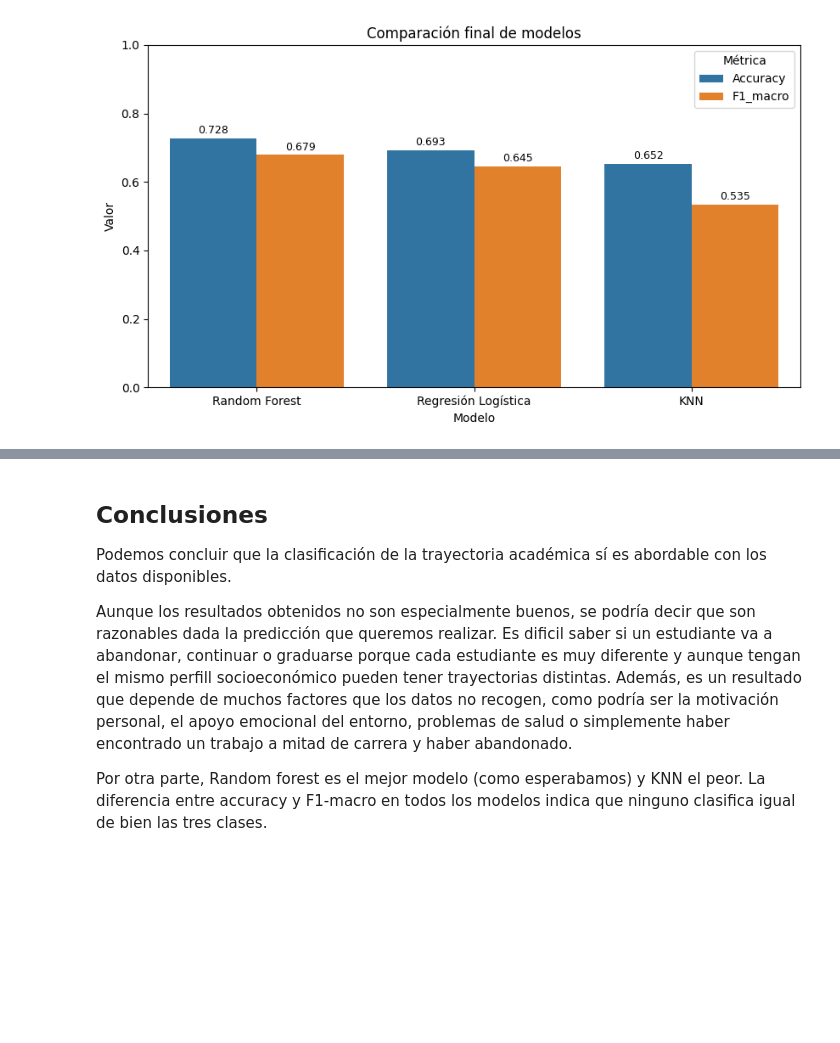
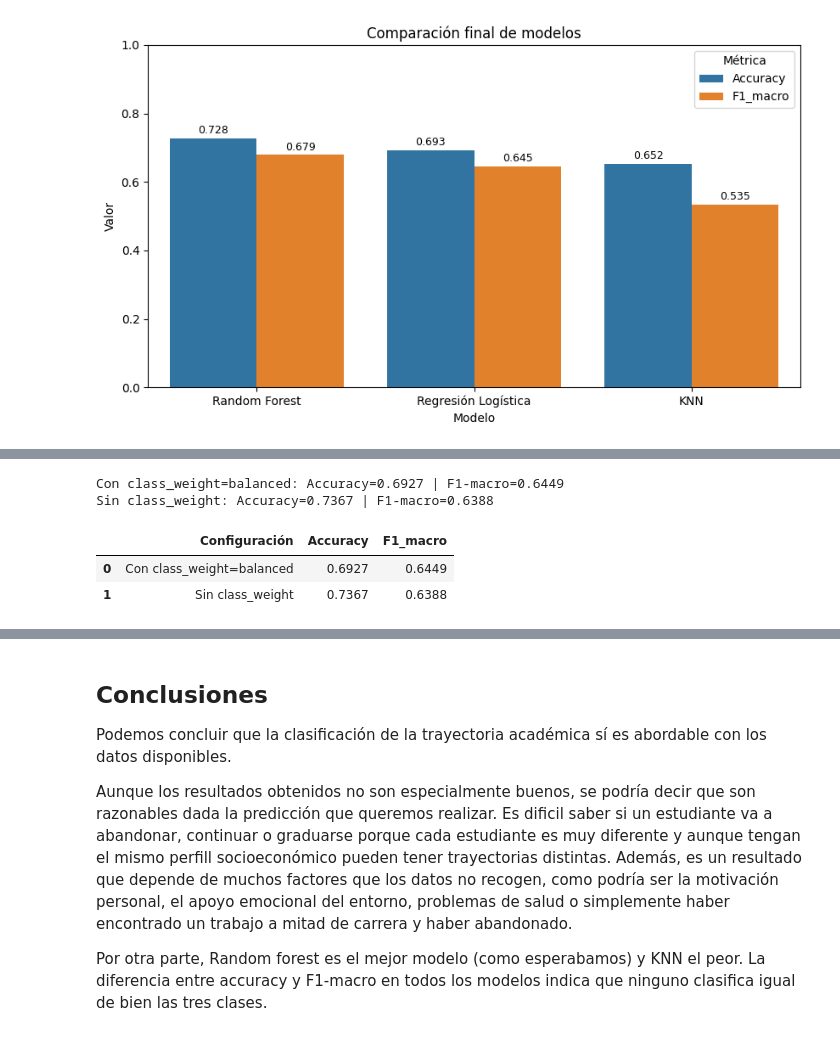
Before and after one commit to verorealdeasua/Aprendizaje_automatico_proyecto_final, a Jupyter notebook: notebooks/clasificacion.ipynb, the cells around one changed output, grey strips where cells are left out. Saved outputs shown, nothing was run; the diff lists cells and outputs as text; code cells hidden in the pictures; blank space fills up the shorter version.

```diff
--- a/notebooks/clasificacion.ipynb
+++ b/notebooks/clasificacion.ipynb
@@ -376,0 +382,28 @@ plt.show()
+# %%
+# Comparación con y sin class_weight='balanced' en Regresión Logística
+resultados_desbalanceo = []
+
+for balanced in [True, False]:
+    cw = 'balanced' if balanced else None  # ponemos el balanceo si True
+
+    pipe_test = Pipeline([
+        ('prep', preprocessor),
+        ('clf', LogisticRegression(max_iter=1000, class_weight=cw, C=logreg.best_params_['clf__C'], random_state=42))
+    ])
+
+    pipe_test.fit(X_train, y_train)
+    preds = pipe_test.predict(X_test)
+
+    f1 = f1_score(y_test, preds, average='macro')
+    acc = accuracy_score(y_test, preds)
+    label = 'Con class_weight=balanced' if balanced else 'Sin class_weight'
+    resultados_desbalanceo.append({'Configuración': label, 'Accuracy': round(acc,4), 'F1_macro': round(f1,4)})
+    print(f'{label}: Accuracy={acc:.4f} | F1-macro={f1:.4f}')
+
+display(pd.DataFrame(resultados_desbalanceo))
+# %% [output]
+Con class_weight=balanced: Accuracy=0.6927 | F1-macro=0.6449
+Sin class_weight: Accuracy=0.7367 | F1-macro=0.6388
+|  | Configuración | Accuracy | F1_macro |
+| 0 | Con class_weight=balanced | 0.6927 | 0.6449 |
+| 1 | Sin class_weight | 0.7367 | 0.6388 |
```
Also changed, not shown: parts of 4 cells of this notebook, 4 other files.
